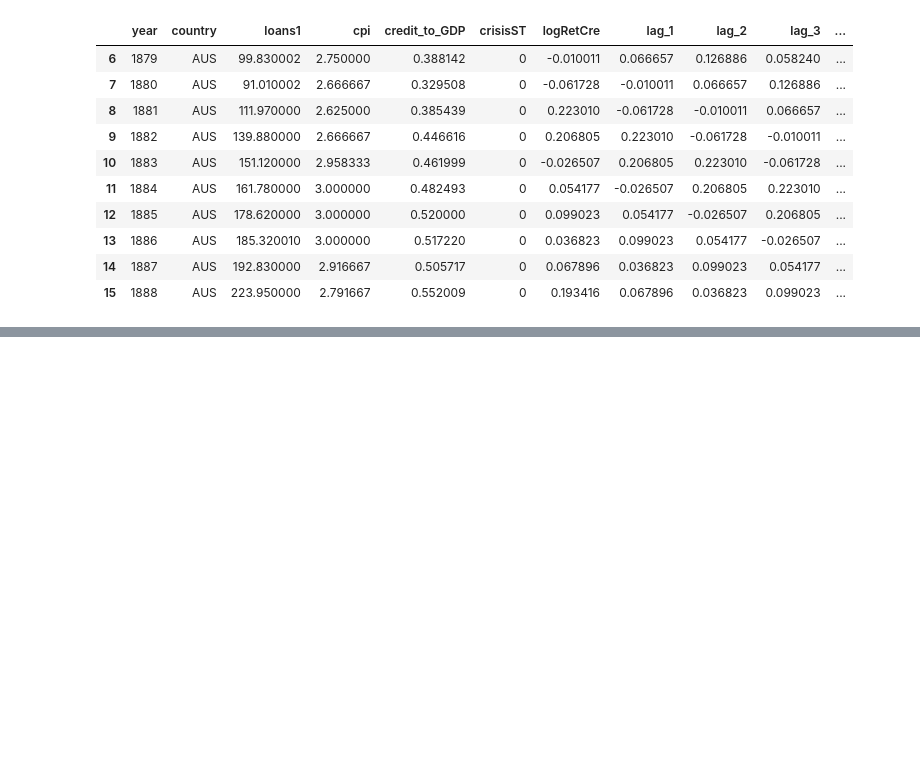
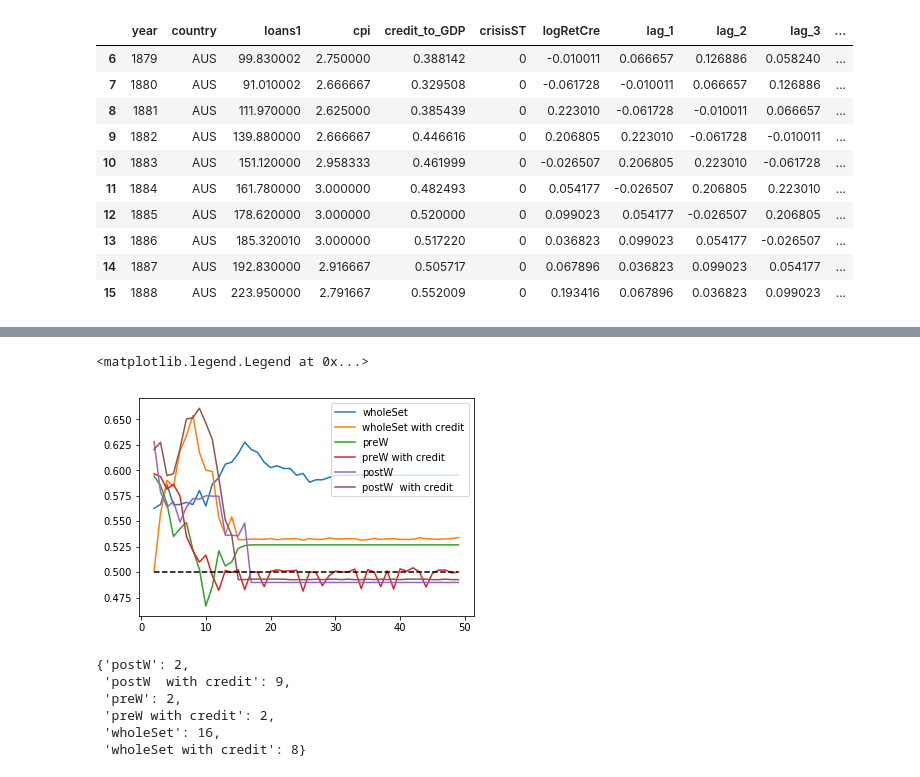
Before and after one commit to linsallyzhao/notebooks, a Jupyter notebook: ML_courseWork/Classification.ipynb, the cells around one changed output, grey strips where cells are left out. Saved outputs shown, nothing was run; the diff lists cells and outputs as text; code cells hidden in the pictures; blank space fills up the shorter version.

Commit message:
Basically finished classification task

```diff
--- a/ML_courseWork/Classification.ipynb
+++ b/ML_courseWork/Classification.ipynb
@@ -144,0 +258,57 @@ avg
+# %%
+#basically cross validation to get optimal depth
+realDeap = 50
+testOF = pd.DataFrame(index=range(2, realDeap), columns=['wholeSet', 'wholeSet with credit', 'preW', 'preW with credit', 'postW', 'postW  with credit'])
+for maxDeepth in range(2, realDeap):
+    totalW = 0.0
+    totalWC = 0.0
+    totalPre = 0.0
+    totalPreC = 0.0
+    totalPos = 0.0
+    totalPosC = 0.0
+    for i in range(2, 6):
+        _, _, auc = out_of_sample_tree(data, (1.0/i), maxDeepth)
+        totalW += auc
+        _, _, auc = out_of_sample_tree(data, (1.0/i), maxDeepth,  True)
+        totalWC += auc
+
+        _, _, auc = out_of_sample_tree(preW, (1.0/i), maxDeepth)
+        totalPre += auc
+        _, _, auc = out_of_sample_tree(preW, (1.0/i), maxDeepth, True)
+        totalPreC += auc
+
+        _, _, auc = out_of_sample_tree(postW, (1.0/i), maxDeepth)
+        totalPos += auc
+
+        _, _, auc = out_of_sample_tree(postW, (1.0/i), maxDeepth, True)
+        totalPosC += auc
+
+    testOF['wholeSet'][maxDeepth] = totalW/4
+    testOF['wholeSet with credit'][maxDeepth] = totalWC/4
+    testOF['preW'][maxDeepth] = totalPre/4
+    testOF['preW with credit'][maxDeepth] = totalPreC/4
+
+    testOF['postW'][maxDeepth] = totalPos/4
+    testOF['postW  with credit'][maxDeepth]= totalPosC/4
+
+plt.plot(range(2, realDeap), testOF)
+plt.plot(range(2, realDeap), np.ones(realDeap - 2)*0.5, 'k--')
+plt.legend(['wholeSet', 'wholeSet with credit', 'preW', 'preW with credit', 'postW', 'postW  with credit'])
+# %% [output]
+<matplotlib.legend.Legend at 0x...>
+[figure, added]
+# %%
+import math
+got = {}
+for index, row in testOF[testOF==testOF.max(axis=0)].iterrows():
+    for key in row.keys():
+        if not math.isnan(row[key]):
+            got[key] = index
+got
+# %% [output]
+{'postW': 2,
+ 'postW  with credit': 9,
+ 'preW': 2,
+ 'preW with credit': 2,
+ 'wholeSet': 16,
+ 'wholeSet with credit': 8}
```
Also changed, not shown: parts of 20 cells of this notebook, 1 other file.
